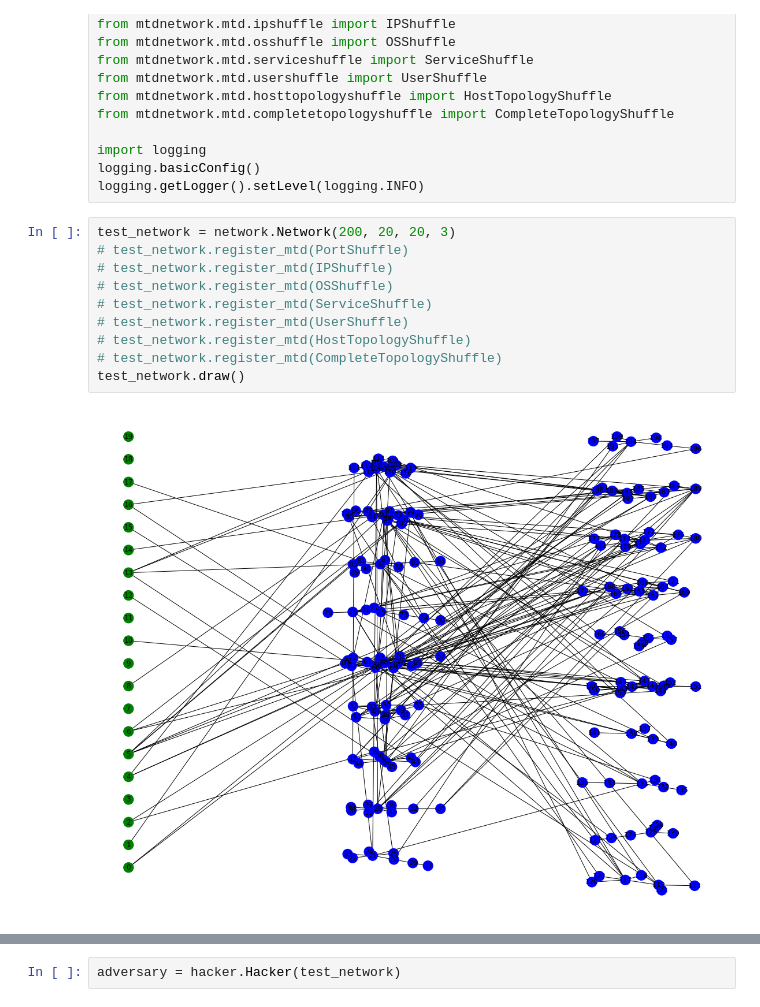
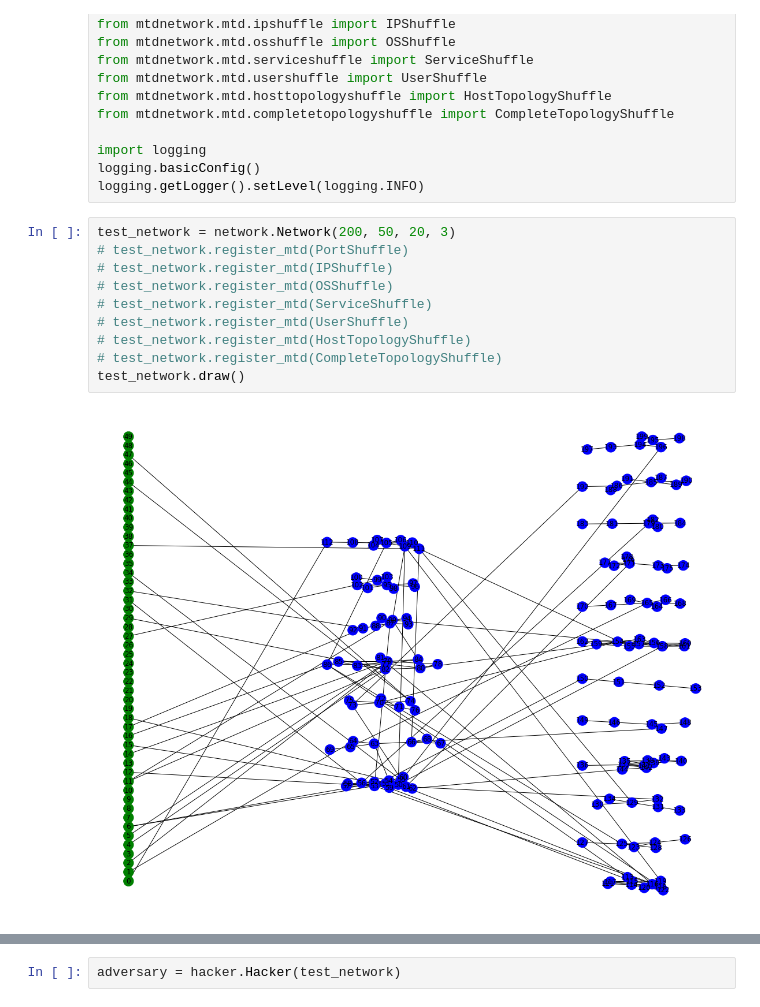
Before and after one commit to yuanyuan2000/MTDGame, a Jupyter notebook: test_mtdnetwork.ipynb, the cells around one changed output, grey strips where cells are left out. Drawn from its saved outputs; the diff is of its cells as text.

```diff
--- a/test_mtdnetwork.ipynb
+++ b/test_mtdnetwork.ipynb
@@ -17,17 +17,17 @@ import logging
 logging.basicConfig()
 logging.getLogger().setLevel(logging.INFO)
 # %%
-test_network = network.Network(200, 20, 20, 3)
+test_network = network.Network(200, 50, 20, 3)
 # test_network.register_mtd(PortShuffle)
 # test_network.register_mtd(IPShuffle)
 # test_network.register_mtd(OSShuffle)
 # test_network.register_mtd(ServiceShuffle)
 # test_network.register_mtd(UserShuffle)
 # test_network.register_mtd(HostTopologyShuffle)
 # test_network.register_mtd(CompleteTopologyShuffle)
 test_network.draw()
 # %% [output]
-[figure, old version]
+[figure, new version]
 # %%
 test_network.get_statistics()
 # %% [output]
```
Also changed, not shown: parts of 6 cells of this notebook, 5 other files.
